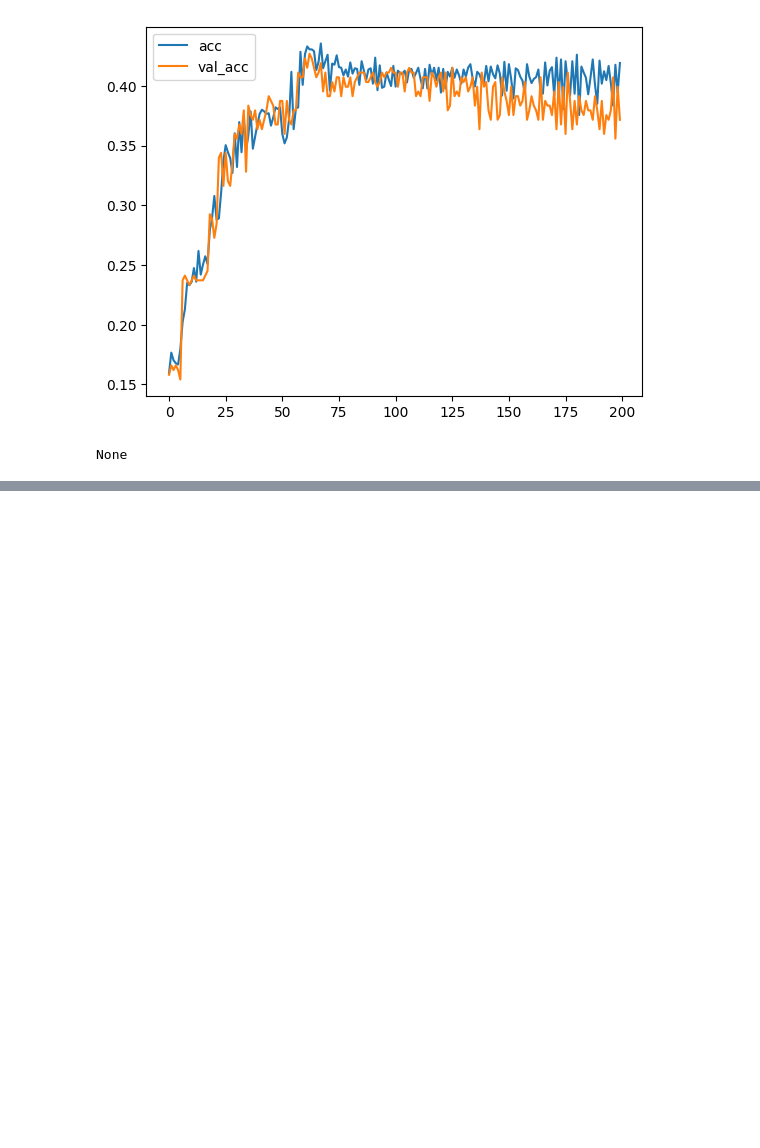
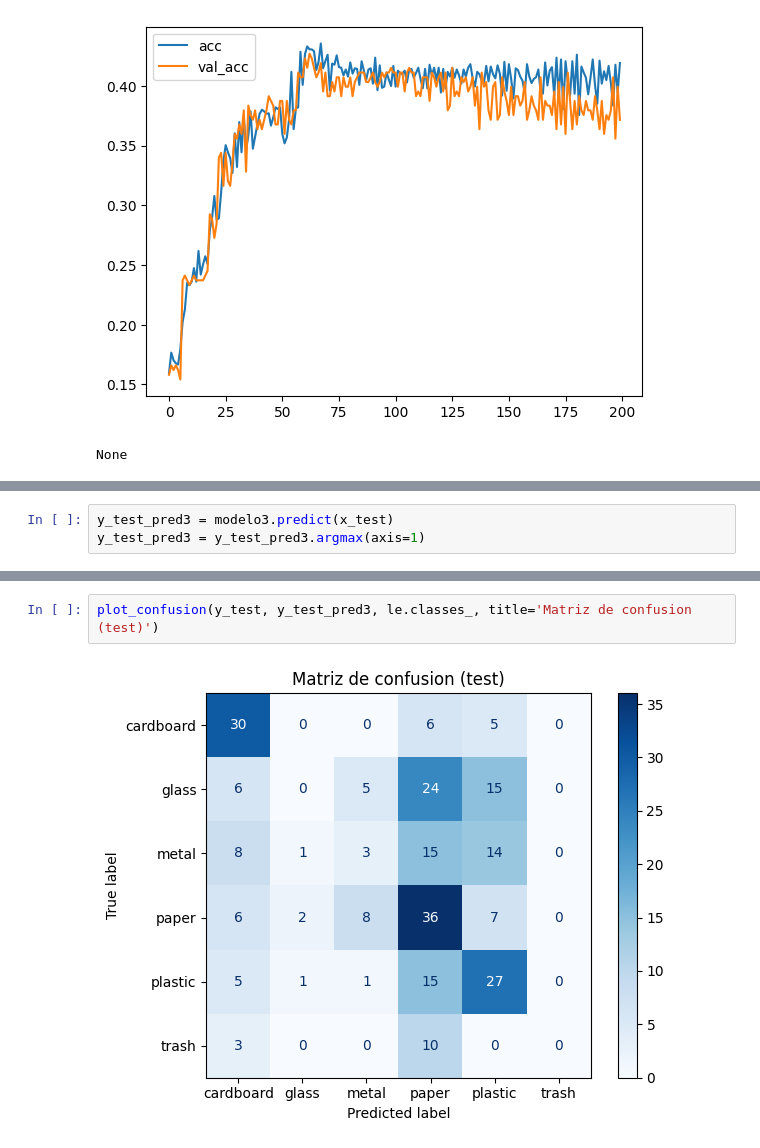
Before and after one commit to juango9/garbage-classification, a Jupyter notebook: notebooks/Modelo1.ipynb, the cells around one changed output, grey strips where cells are left out. Drawn from its saved outputs; the diff is of its cells as text; blank space fills up the shorter version.

```diff
--- a/notebooks/Modelo1.ipynb
+++ b/notebooks/Modelo1.ipynb
@@ -367,0 +400,3 @@ None
+# %%
+y_test_pred3 = modelo3.predict(x_test)
+y_test_pred3 = y_test_pred3.argmax(axis=1)
@@ -367,0 +413,4 @@ None
+# %%
+plot_confusion(y_test, y_test_pred3, le.classes_, title='Matriz de confusion (test)')
+# %% [output]
+[figure, added]
```
Also changed, not shown: parts of 10 cells of this notebook.
